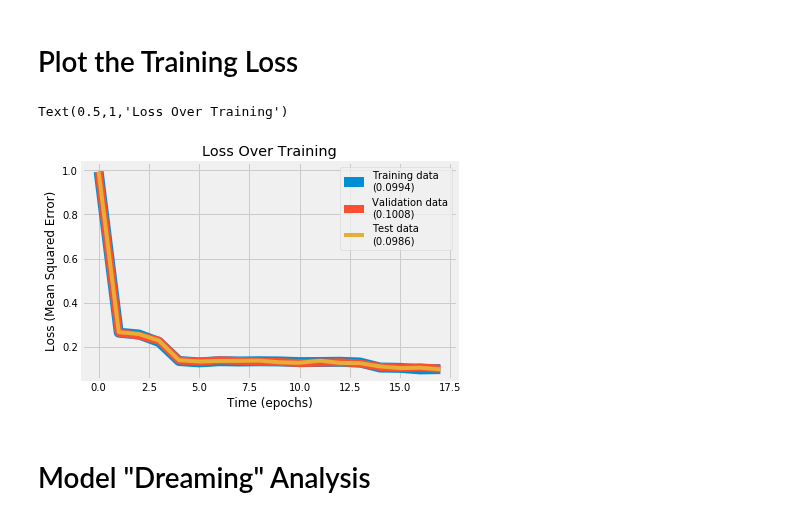
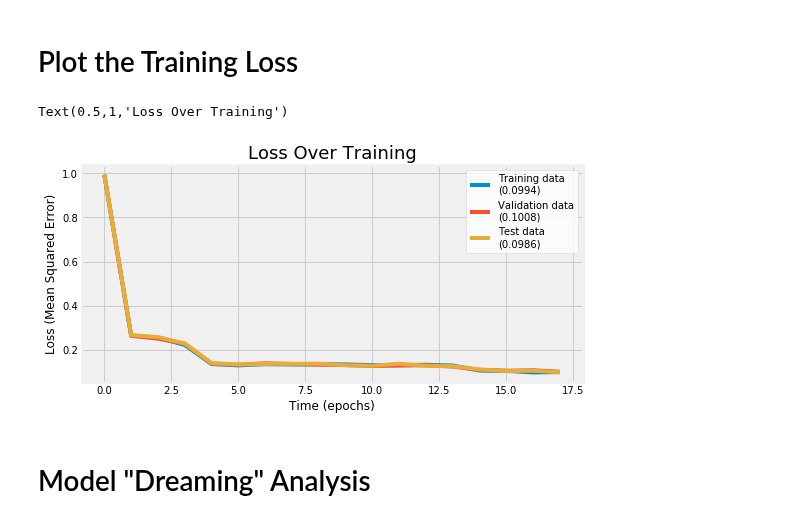
Before and after one commit to michaelwiest/microbiome-rnn, a Jupyter notebook: notebooks/Model Evaluator.ipynb, the cells around one changed output. Cells and saved outputs as stored; diff of their text form; code cells hidden in the pictures.

Commit message:
legend has a white background

```diff
--- a/notebooks/Model Evaluator.ipynb
+++ b/notebooks/Model Evaluator.ipynb
@@ -29,17 +29,21 @@ output_dir = 'enc_dec_output/'
 losses = np.loadtxt(os.path.join(output_dir, log_name), delimiter=',')
 # %%
 loss_num_digits = 6
+
+plt.figure(figsize=(8, 4))
 plt.plot(losses[0, :].T, label='Training data\n({})'.format(str(losses[0, -1])[:loss_num_digits]))
 plt.plot(losses[1, :].T, label='Validation data\n({})'.format(str(losses[1, -1])[:loss_num_digits]))
 if losses.shape[0] == 3:
     plt.plot(losses[2, :].T, label='Test data\n({})'.format(str(losses[2, -1])[:loss_num_digits]))
-plt.legend(loc='upper right')
+legend = plt.legend(frameon = 1, loc='upper right')
+frame = legend.get_frame()
+frame.set_facecolor('white')
 plt.xlabel('Time (epochs)')
 plt.ylabel('Loss (Mean Squared Error)')
-plt.title('Loss Over Training')
+plt.title('Loss Over Training', fontsize=18)
 # %% [output]
 Text(0.5,1,'Loss Over Training')
-[figure, old version]
+[figure, new version]
 # %% [markdown]
 # Model "Dreaming" Analysis
 # %%
```
